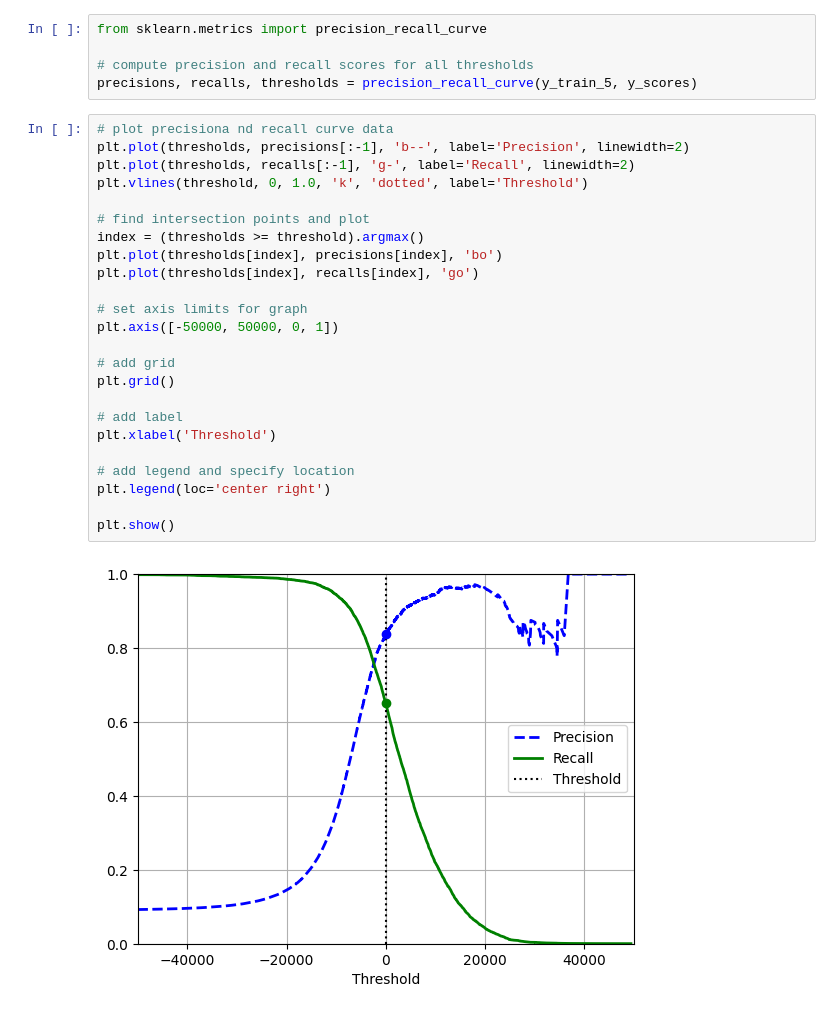
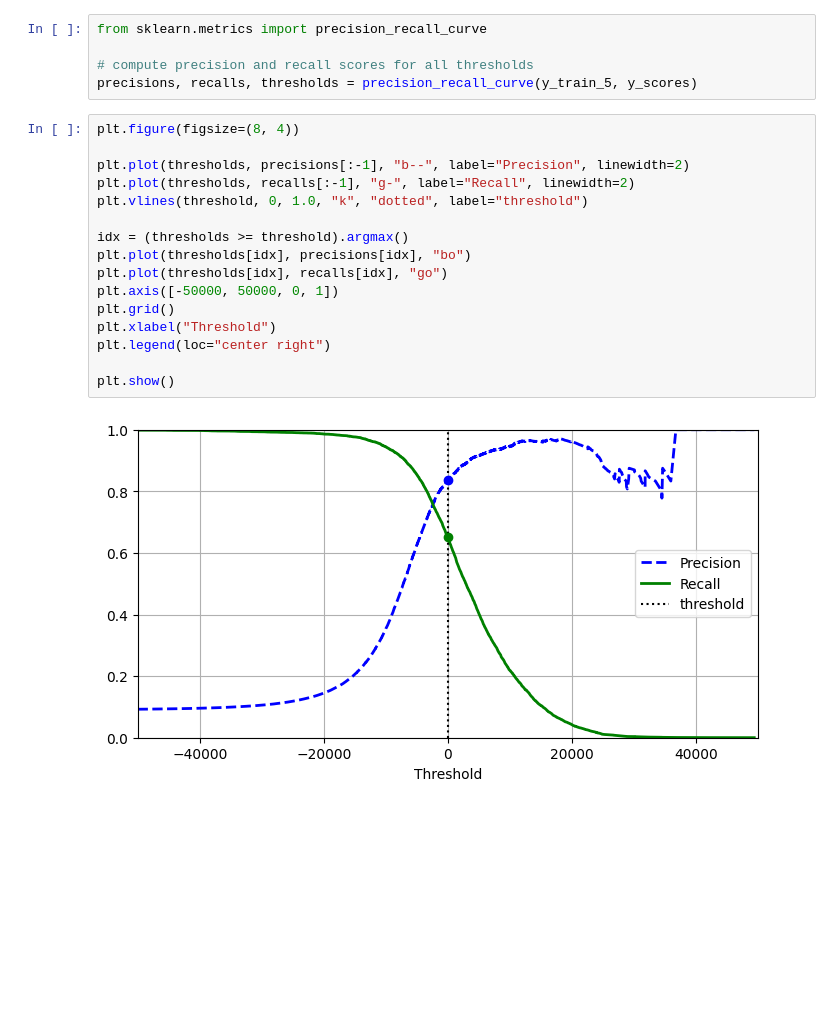
Before and after one commit to srmarshall0/machine_learning_projects, a Jupyter notebook: mnist_classification.ipynb, the cells around one changed output. Saved outputs shown, nothing was run; the diff lists cells and outputs as text; blank space fills up the shorter version.

```diff
--- a/mnist_classification.ipynb
+++ b/mnist_classification.ipynb
@@ -241,28 +236,20 @@ from sklearn.metrics import precision_recall_curve
 # compute precision and recall scores for all thresholds
 precisions, recalls, thresholds = precision_recall_curve(y_train_5, y_scores)
 # %%
-# plot precisiona nd recall curve data
-plt.plot(thresholds, precisions[:-1], 'b--', label='Precision', linewidth=2)
-plt.plot(thresholds, recalls[:-1], 'g-', label='Recall', linewidth=2)
-plt.vlines(threshold, 0, 1.0, 'k', 'dotted', label='Threshold')
+plt.figure(figsize=(8, 4))
 
-# find intersection points and plot
-index = (thresholds >= threshold).argmax()
-plt.plot(thresholds[index], precisions[index], 'bo')
-plt.plot(thresholds[index], recalls[index], 'go')
+plt.plot(thresholds, precisions[:-1], "b--", label="Precision", linewidth=2)
+plt.plot(thresholds, recalls[:-1], "g-", label="Recall", linewidth=2)
+plt.vlines(threshold, 0, 1.0, "k", "dotted", label="threshold")
 
-# set axis limits for graph
+idx = (thresholds >= threshold).argmax()
+plt.plot(thresholds[idx], precisions[idx], "bo")
+plt.plot(thresholds[idx], recalls[idx], "go")
 plt.axis([-50000, 50000, 0, 1])
-
-# add grid
 plt.grid()
-
-# add label
-plt.xlabel('Threshold')
-
-# add legend and specify location
-plt.legend(loc='center right')
+plt.xlabel("Threshold")
+plt.legend(loc="center right")
 
 plt.show()
 # %% [output]
-[figure, old version]
+[figure, new version]
```
Also changed, not shown: parts of 22 cells of this notebook.
